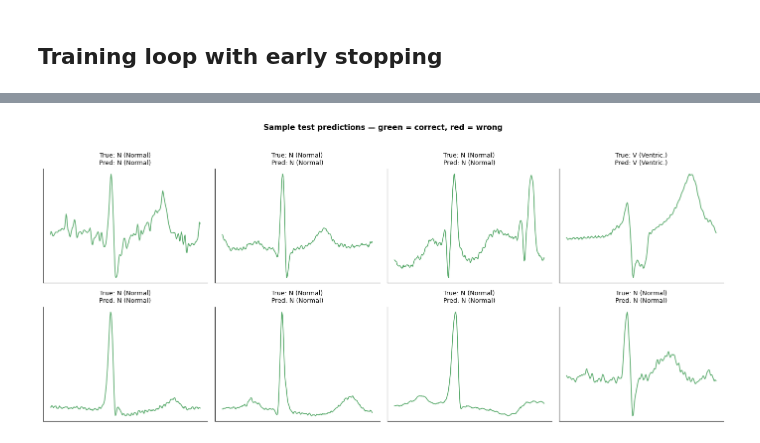
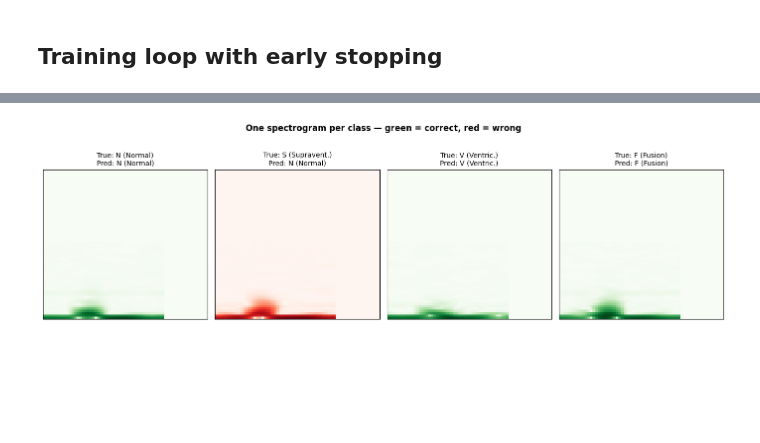
Before and after one commit to verness/6600-Project, a Jupyter notebook: notebooks/cnn_model.ipynb, the cells around one changed output, grey strips where cells are left out. Saved outputs shown, nothing was run; the diff lists cells and outputs as text; code cells hidden in the pictures; blank space fills up the shorter version.

Commit message:
retrain the CNN model with spectrogram and meta data

```diff
--- a/notebooks/cnn_model.ipynb
+++ b/notebooks/cnn_model.ipynb
@@ -435,18 +599,3 @@ Test batches : 119
-# %%
-# Loss function with class weights if not using SMOTE
-if USE_SMOTE:
-    criterion = nn.CrossEntropyLoss()
-else:
-    classes = np.unique(y_train)
-    weights = compute_class_weight('balanced', classes=classes, y=y_train)
-    class_weights = torch.tensor(weights, dtype=torch.float32).to(device)
-    criterion = nn.CrossEntropyLoss(weight=class_weights)
-
-# Adam handles weight decay correctly; equals Adam when wd=0
-optimizer = optim.Adam(model.parameters(), lr=BEST_LR, weight_decay=BEST_WD)
-scheduler = optim.lr_scheduler.ReduceLROnPlateau(
-    optimizer, mode='min', factor=0.5, patience=4, min_lr=1e-6
-)
 # %% [markdown]
 ## Training loop with early stopping
 # %%
@@ -599,24 +755,29 @@ plt.show()
 # %%
-n_show = 8
-idxs = random.sample(range(len(y_true)), n_show)
+model.eval()
+# Pick one example per class instead of random sampling
+fig, axes = plt.subplots(1, 4, figsize=(14, 4))
 
-fig, axes = plt.subplots(2, 4, figsize=(14, 6))
-for ax, i in zip(axes.flatten(), idxs):
-    beat = X_test[i, 0, :]
-    true = LABEL_NAMES[y_true[i]]
-    pred = LABEL_NAMES[y_pred[i]]
-    color = '#55A868' if y_true[i] == y_pred[i] else '#C44E52'
-    ax.plot(beat, color=color, linewidth=1.2)
-    ax.set_title(f'True: {true}\nPred: {pred}', fontsize=9)
-    ax.set_xticks([]); ax.set_yticks([])
-    ax.spines[['top', 'right']].set_visible(False)
+for cls in range(NUM_CLASSES):
+    # Find first test sample of this class
+    idx = (y_test == cls).nonzero(as_tuple=True)[0][0].item()
+    spec = specs_test[idx:idx+1].to(device)
+    meta = meta_test[idx:idx+1].to(device)
 
-plt.suptitle('Sample test predictions — green = correct, red = wrong',
-             fontsize=11, fontweight='bold', y=1.02)
+    with torch.no_grad():
+        pred = model(spec, meta).argmax(1).item()
+
+    correct = cls == pred
+    axes[cls].imshow(specs_test[idx, 0].numpy(), aspect='auto', origin='lower',
+                     cmap='Greens' if correct else 'Reds')
+    axes[cls].set_title(f'True: {LABEL_NAMES[cls]}\nPred: {LABEL_NAMES[pred]}', fontsize=10)
+    axes[cls].set_xticks([]); axes[cls].set_yticks([])
+
+plt.suptitle('One spectrogram per class — green = correct, red = wrong',
+             fontsize=12, fontweight='bold', y=1.02)
 plt.tight_layout()
 plt.show()
 # %% [output]
-[figure, old version]
+[figure, new version]
 # %%
 summary = tuning_df[
     ['lr', 'batch_size', 'dropout', 'weight_decay', 'val_loss', 'val_acc', 'val_f1']
```
Also changed, not shown: parts of 37 cells of this notebook, 5 other files.
